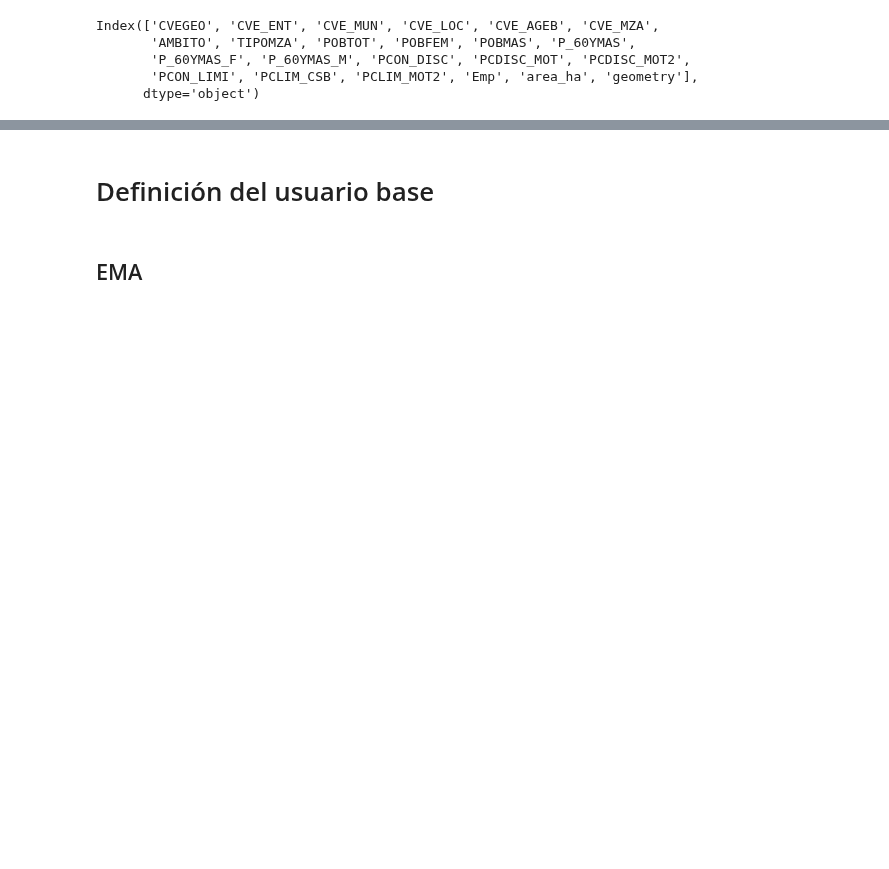
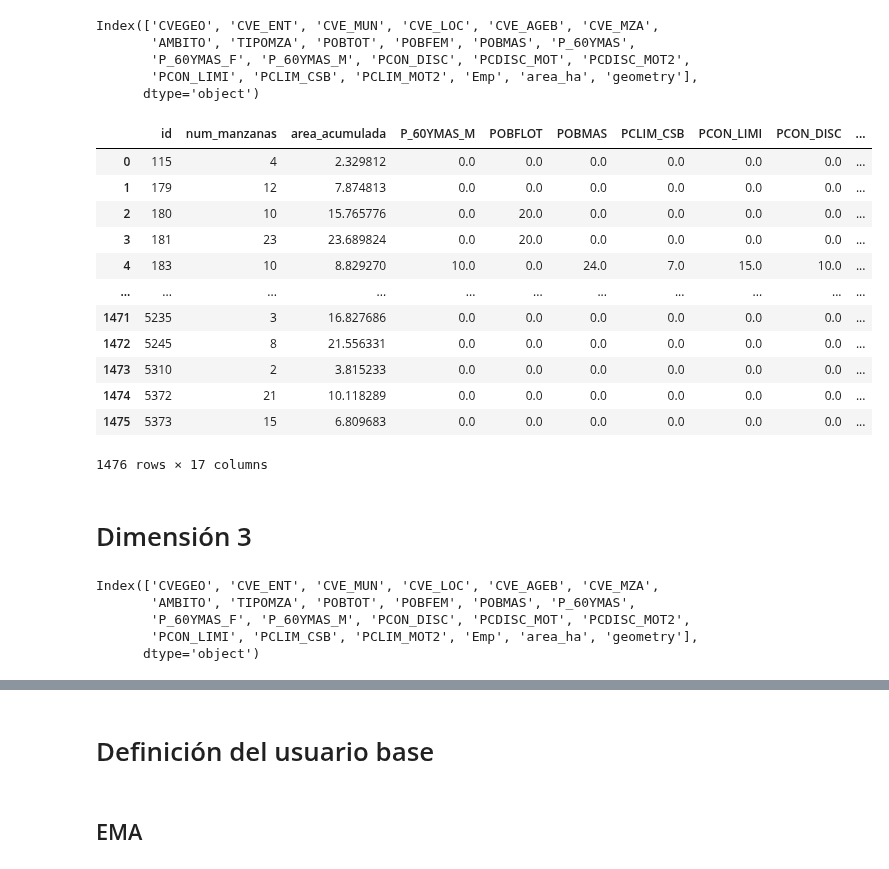
Before and after one commit to unpesodecambio/DAL-LABORATORY, a Jupyter notebook: notebooks/3_Grid_ponderado.ipynb, the cells around one changed output, grey strips where cells are left out. Saved outputs shown, nothing was run; the diff lists cells and outputs as text; code cells hidden in the pictures; blank space fills up the shorter version.

```diff
--- a/notebooks/3_Grid_ponderado.ipynb
+++ b/notebooks/3_Grid_ponderado.ipynb
@@ -118,4 +118,4 @@ inundaciones =   gpd.read_file(ruta_datos, layer = "2_D5C4_inundaciones")
 # %% [markdown]
 # Creación del grid
 # %%
-grid =   gpd.read_file(ruta_grid, layer = "grid_1250")
+grid_gdf =   gpd.read_file(ruta_grid, layer = "grid_1250")
@@ -186,0 +134,6 @@ resultados_gdf.to_file(Grid_ruta, layer='grid_1250_resultados', driver="GPKG")
+# %%
+cols = ['POBFEM', 'POBMAS', 'P_60YMAS',
+       'P_60YMAS_F', 'P_60YMAS_M', 'PCON_DISC', 'PCDISC_MOT', 'PCDISC_MOT2',
+       'PCON_LIMI', 'PCLIM_CSB', 'PCLIM_MOT2']
+
+demanda[cols] = demanda[cols].astype(float)
@@ -186,0 +148,21 @@ resultados_gdf.to_file(Grid_ruta, layer='grid_1250_resultados', driver="GPKG")
+# %%
+# Renombrar las columnas de interés
+renombres = {
+    "Emp": "POBFLOT"
+}
+intersecciones = intersecciones.rename(columns=renombres)
+# %%
+# Actualizar lista de columnas a sumar
+columnas_suma = list(renombres.values())
+
+columnas_suma = {
+       'POBTOT', 'POBFEM', 'POBMAS', 'P_60YMAS',
+       'P_60YMAS_F', 'P_60YMAS_M', 'PCON_DISC', 'PCDISC_MOT', 'PCDISC_MOT2',
+       'PCON_LIMI', 'PCLIM_CSB', 'PCLIM_MOT2', 'POBFLOT'
+}
+
+resultados = intersecciones.groupby("id").agg(
+    num_manzanas=("CVEGEO", "count"),
+    area_acumulada=("area_ha", "sum"),
+    **{col: (col, "sum") for col in columnas_suma}
+).reset_index()
@@ -186,0 +180,16 @@ resultados_gdf.to_file(Grid_ruta, layer='grid_1250_resultados', driver="GPKG")
+# %%
+resultados_gdf
+# %% [output]
+|  | id | num_manzanas | area_acumulada | P_60YMAS_M | POBFLOT | POBMAS | PCLIM_CSB | PCON_LIMI | PCON_DISC | ... |
+| 0 | 115 | 4 | 2.329812 | 0.0 | 0.0 | 0.0 | 0.0 | 0.0 | 0.0 | ... |
+| 1 | 179 | 12 | 7.874813 | 0.0 | 0.0 | 0.0 | 0.0 | 0.0 | 0.0 | ... |
+| 2 | 180 | 10 | 15.765776 | 0.0 | 20.0 | 0.0 | 0.0 | 0.0 | 0.0 | ... |
+| 3 | 181 | 23 | 23.689824 | 0.0 | 20.0 | 0.0 | 0.0 | 0.0 | 0.0 | ... |
+| 4 | 183 | 10 | 8.829270 | 10.0 | 0.0 | 24.0 | 7.0 | 15.0 | 10.0 | ... |
+| ... | ... | ... | ... | ... | ... | ... | ... | ... | ... | ... |
+| 1471 | 5235 | 3 | 16.827686 | 0.0 | 0.0 | 0.0 | 0.0 | 0.0 | 0.0 | ... |
+| 1472 | 5245 | 8 | 21.556331 | 0.0 | 0.0 | 0.0 | 0.0 | 0.0 | 0.0 | ... |
+| 1473 | 5310 | 2 | 3.815233 | 0.0 | 0.0 | 0.0 | 0.0 | 0.0 | 0.0 | ... |
+| 1474 | 5372 | 21 | 10.118289 | 0.0 | 0.0 | 0.0 | 0.0 | 0.0 | 0.0 | ... |
+| 1475 | 5373 | 15 | 6.809683 | 0.0 | 0.0 | 0.0 | 0.0 | 0.0 | 0.0 | ... |
+1476 rows × 17 columns
@@ -186,0 +206,10 @@ resultados_gdf.to_file(Grid_ruta, layer='grid_1250_resultados', driver="GPKG")
+# %% [markdown]
+# Dimensión 3
+# %%
+demanda.columns
+# %% [output]
+Index(['CVEGEO', 'CVE_ENT', 'CVE_MUN', 'CVE_LOC', 'CVE_AGEB', 'CVE_MZA',
+       'AMBITO', 'TIPOMZA', 'POBTOT', 'POBFEM', 'POBMAS', 'P_60YMAS',
+       'P_60YMAS_F', 'P_60YMAS_M', 'PCON_DISC', 'PCDISC_MOT', 'PCDISC_MOT2',
+       'PCON_LIMI', 'PCLIM_CSB', 'PCLIM_MOT2', 'Emp', 'area_ha', 'geometry'],
+      dtype='object')
```
Also changed, not shown: parts of 12 cells of this notebook.
